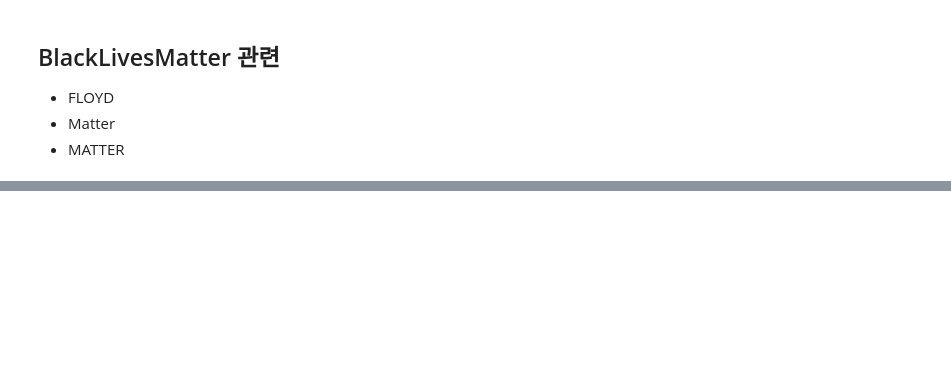
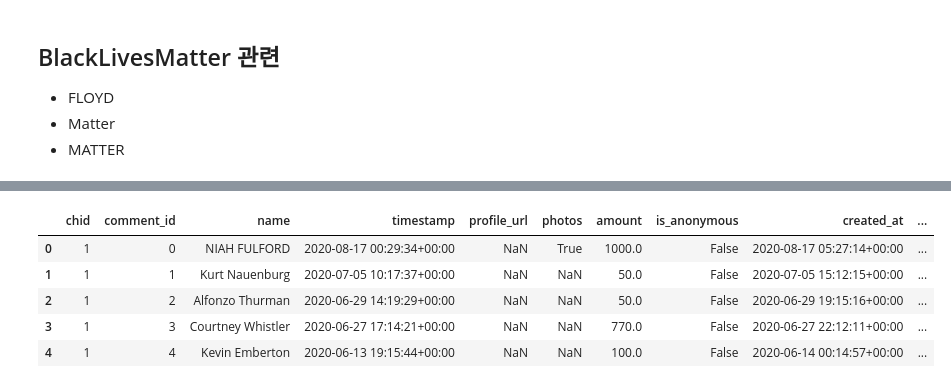
Before and after one commit to dataitgirls4/team_1, a Jupyter notebook: eda-eagle.ipynb, the cells around one changed output, grey strips where cells are left out. Saved outputs shown, nothing was run; the diff lists cells and outputs as text; code cells hidden in the pictures; blank space fills up the shorter version.

```diff
--- a/eda-eagle.ipynb
+++ b/eda-eagle.ipynb
@@ -333,0 +312,5 @@ df[df['title'].str.contains('MATTER')].groupby('title')[["amount_d"]].sum().rese
+# %%
+# 좀 더 불러옵니다.
+organizer_original = pd.read_csv('./data/organizer_dollar.csv')
+updates_original = pd.read_csv('./data/updates_new.csv')
+comments_original = pd.read_csv('./data/comments_dollar.csv')
@@ -333,0 +335,9 @@ df[df['title'].str.contains('MATTER')].groupby('title')[["amount_d"]].sum().rese
+# %%
+comments_original.head()
+# %% [output]
+|  | chid | comment_id | name | timestamp | profile_url | photos | amount | is_anonymous | created_at | ... |
+| 0 | 1 | 0 | NIAH FULFORD | 2020-08-17 00:29:34+00:00 | NaN | True | 1000.0 | False | 2020-08-17 05:27:14+00:00 | ... |
+| 1 | 1 | 1 | Kurt Nauenburg | 2020-07-05 10:17:37+00:00 | NaN | NaN | 50.0 | False | 2020-07-05 15:12:15+00:00 | ... |
+| 2 | 1 | 2 | Alfonzo Thurman | 2020-06-29 14:19:29+00:00 | NaN | NaN | 50.0 | False | 2020-06-29 19:15:16+00:00 | ... |
+| 3 | 1 | 3 | Courtney Whistler | 2020-06-27 17:14:21+00:00 | NaN | NaN | 770.0 | False | 2020-06-27 22:12:11+00:00 | ... |
+| 4 | 1 | 4 | Kevin Emberton | 2020-06-13 19:15:44+00:00 | NaN | NaN | 100.0 | False | 2020-06-14 00:14:57+00:00 | ... |
```
Also changed, not shown: parts of 40 cells of this notebook.
